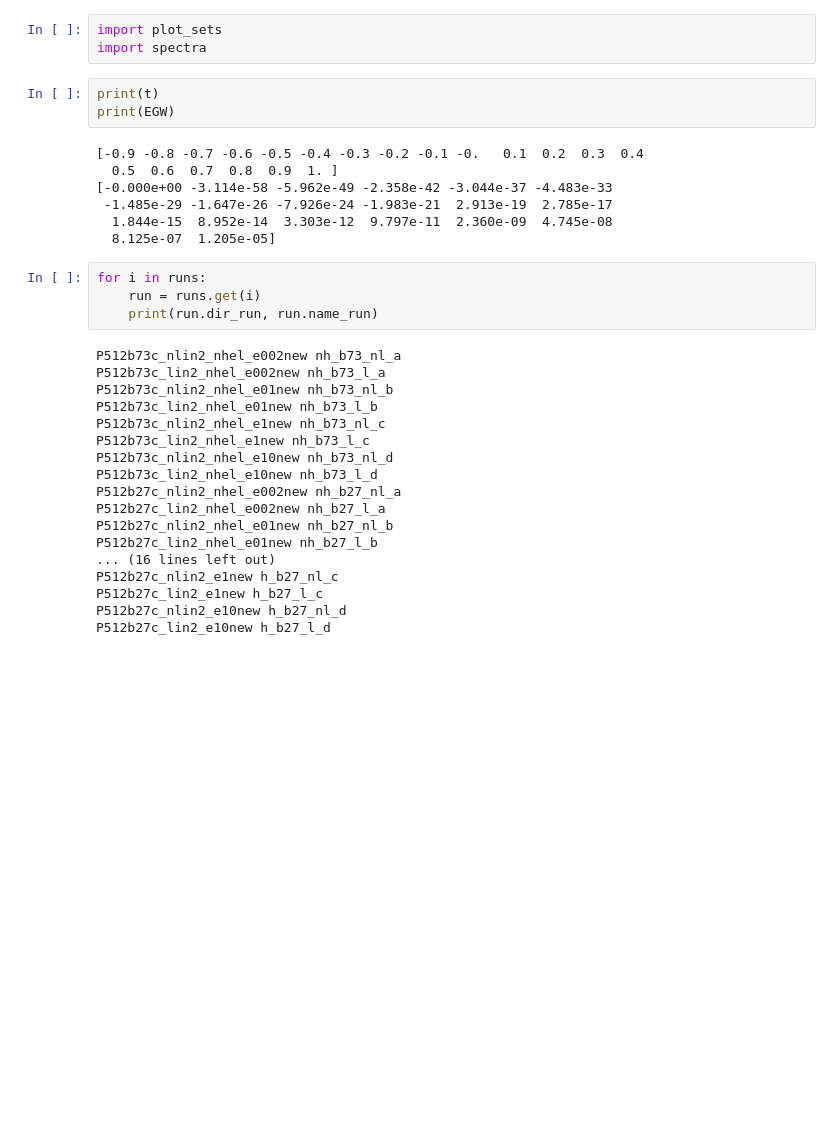
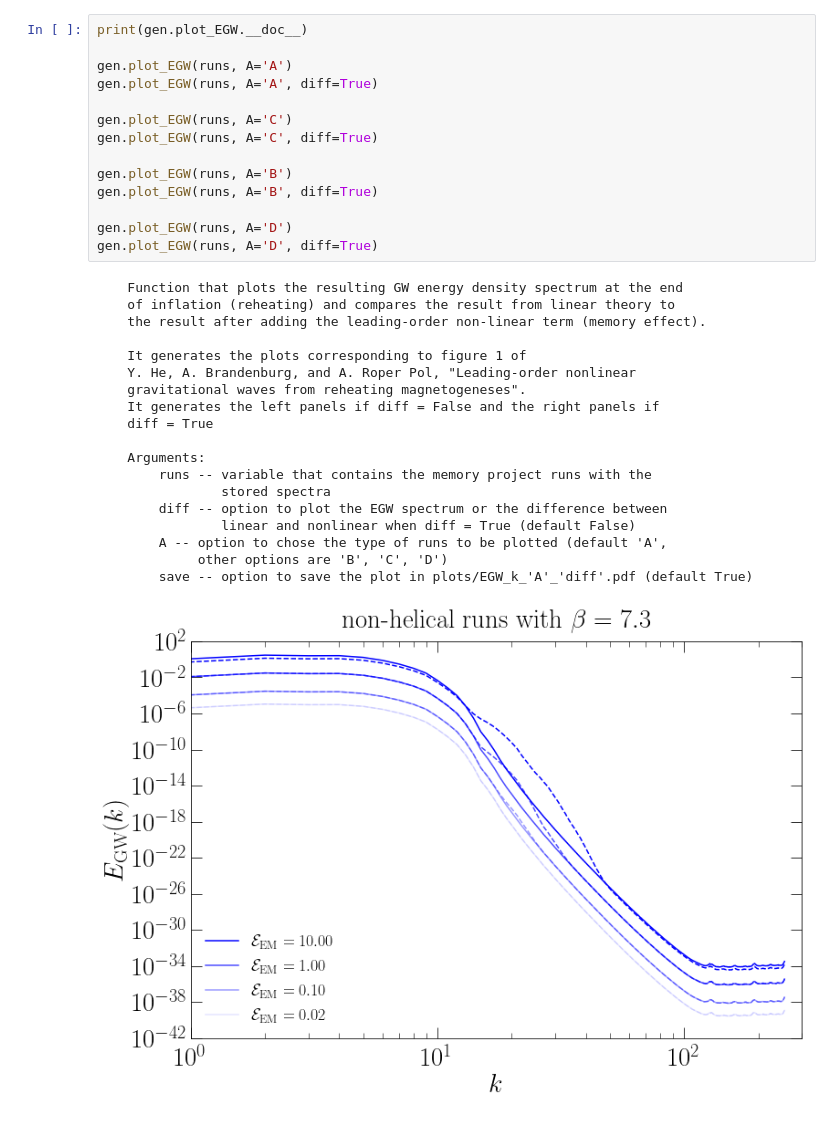
Before and after one commit to AlbertoRoper/GW_turbulence, a Jupyter notebook: memory_effect/generate_plots_memory.ipynb, the cells around one changed output. Cells and saved outputs as stored; diff of their text form; blank space fills up the shorter version.

```diff
--- a/memory_effect/generate_plots_memory.ipynb
+++ b/memory_effect/generate_plots_memory.ipynb
@@ -298,35 +17,34 @@ plt.ylim(-.2, 1.1)
-# %%
-import plot_sets
-import spectra
-# %%
-print(t)
-print(EGW)
-# %% [output]
-[-0.9 -0.8 -0.7 -0.6 -0.5 -0.4 -0.3 -0.2 -0.1 -0.   0.1  0.2  0.3  0.4
-  0.5  0.6  0.7  0.8  0.9  1. ]
-[-0.000e+00 -3.114e-58 -5.962e-49 -2.358e-42 -3.044e-37 -4.483e-33
- -1.485e-29 -1.647e-26 -7.926e-24 -1.983e-21  2.913e-19  2.785e-17
-  1.844e-15  8.952e-14  3.303e-12  9.797e-11  2.360e-09  4.745e-08
-  8.125e-07  1.205e-05]
-# %%
-for i in runs:
-    run = runs.get(i)
-    print(run.dir_run, run.name_run)
-# %% [output]
-P512b73c_nlin2_nhel_e002new nh_b73_nl_a
-P512b73c_lin2_nhel_e002new nh_b73_l_a
-P512b73c_nlin2_nhel_e01new nh_b73_nl_b
-P512b73c_lin2_nhel_e01new nh_b73_l_b
-P512b73c_nlin2_nhel_e1new nh_b73_nl_c
-P512b73c_lin2_nhel_e1new nh_b73_l_c
-P512b73c_nlin2_nhel_e10new nh_b73_nl_d
-P512b73c_lin2_nhel_e10new nh_b73_l_d
-P512b27c_nlin2_nhel_e002new nh_b27_nl_a
-P512b27c_lin2_nhel_e002new nh_b27_l_a
-P512b27c_nlin2_nhel_e01new nh_b27_nl_b
-P512b27c_lin2_nhel_e01new nh_b27_l_b
-... (16 lines left out)
-P512b27c_nlin2_e1new h_b27_nl_c
-P512b27c_lin2_e1new h_b27_l_c
-P512b27c_nlin2_e10new h_b27_nl_d
-P512b27c_lin2_e10new h_b27_l_d
+# %%
+print(gen.plot_EGW.__doc__)
+
+gen.plot_EGW(runs, A='A')
+gen.plot_EGW(runs, A='A', diff=True)
+
+gen.plot_EGW(runs, A='C')
+gen.plot_EGW(runs, A='C', diff=True)
+
+gen.plot_EGW(runs, A='B')
+gen.plot_EGW(runs, A='B', diff=True)
+
+gen.plot_EGW(runs, A='D')
+gen.plot_EGW(runs, A='D', diff=True)
+# %% [output]
+    Function that plots the resulting GW energy density spectrum at the end
+    of inflation (reheating) and compares the result from linear theory to
+    the result after adding the leading-order non-linear term (memory effect).
+
+    It generates the plots corresponding to figure 1 of
+    Y. He, A. Brandenburg, and A. Roper Pol, "Leading-order nonlinear
+    gravitational waves from reheating magnetogeneses".
+    It generates the left panels if diff = False and the right panels if
+    diff = True
+
+    Arguments:
+        runs -- variable that contains the memory project runs with the
+                stored spectra
+        diff -- option to plot the EGW spectrum or the difference between
+                linear and nonlinear when diff = True (default False)
+        A -- option to chose the type of runs to be plotted (default 'A',
+             other options are 'B', 'C', 'D')
+        save -- option to save the plot in plots/EGW_k_'A'_'diff'.pdf (default True)
+[figure, added]
```
Also changed, not shown: parts of 15 cells of this notebook.
